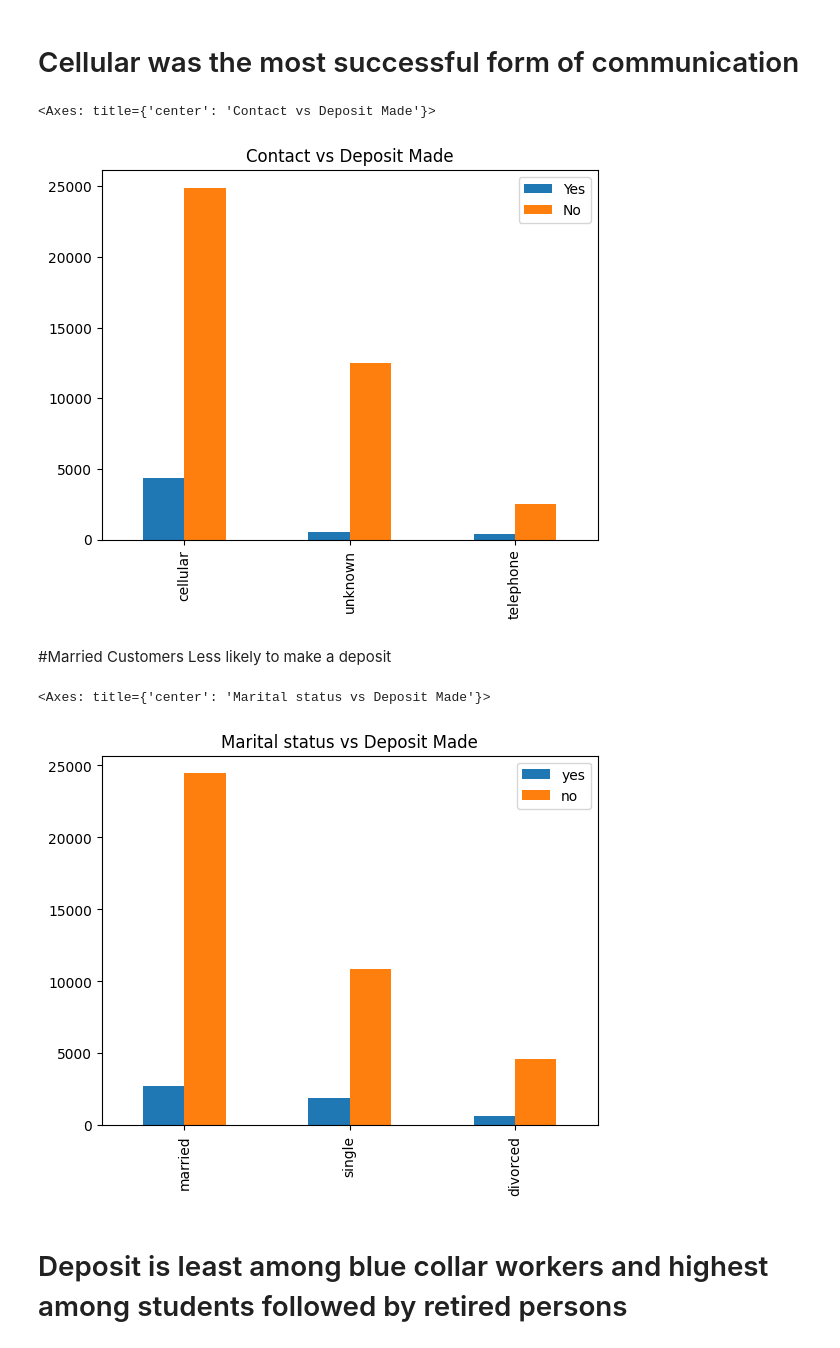
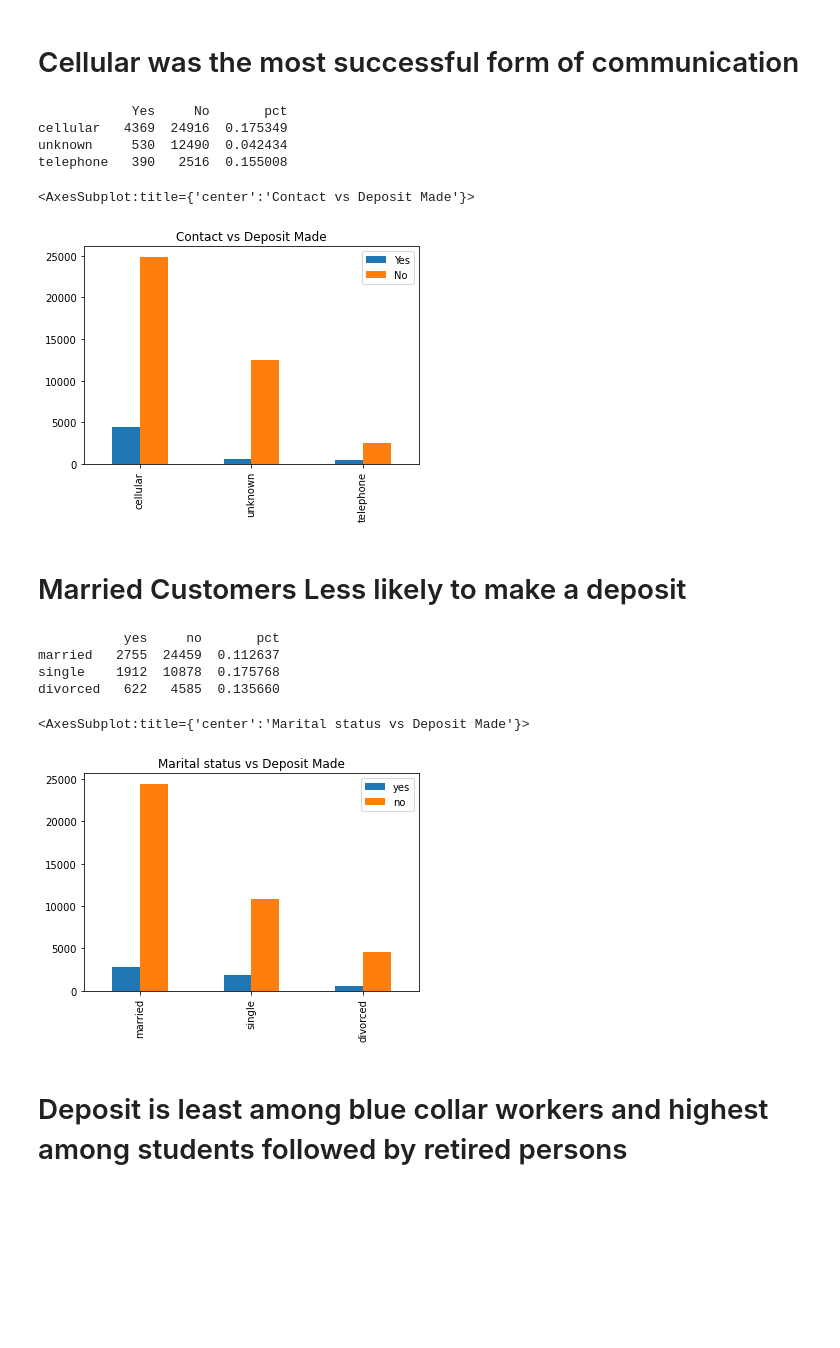
Before and after one commit to JithuNair/TermDeposit, a Jupyter notebook: EDA.ipynb, the cells around one changed output. Cells and saved outputs as stored; diff of their text form; code cells hidden in the pictures; blank space fills up the shorter version.

```diff
--- a/EDA.ipynb
+++ b/EDA.ipynb
@@ -8,7 +8,7 @@ import matplotlib.pyplot as plt
 from sklearn.model_selection import train_test_split
 from sklearn.ensemble import RandomForestClassifier
 
-data = pd.read_csv('/content/bank-full.csv',sep=";")
+data = pd.read_csv('content/bank-full.csv',sep=";")
 # %%
 #Trying to see if data was loaded properly
 print(data.head())
@@ -153,25 +153,39 @@ plt.show()
 # %%
 contact_df = pd.DataFrame()
 
 contact_df['Yes'] = data[data['y'] == 1]['contact'].value_counts()
 contact_df['No'] = data[data['y'] == 0]['contact'].value_counts()
+contact_df['pct'] = data[data['y'] == 1]['contact'].value_counts()/data[data['y'] == 0]['contact'].value_counts()
+print(contact_df)
 
+contact_df.drop('pct',inplace=True,axis=1)
 contact_df.plot.bar(title = 'Contact vs Deposit Made')
 # %% [output]
-<Axes: title={'center': 'Contact vs Deposit Made'}>
+            Yes     No       pct
+cellular   4369  24916  0.175349
+unknown     530  12490  0.042434
+telephone   390   2516  0.155008
+<AxesSubplot:title={'center':'Contact vs Deposit Made'}>
-[figure, old version]
+[figure, new version]
 # %% [markdown]
-#Married Customers Less likely to make a deposit
+# Married Customers Less likely to make a deposit
 # %%
 marital_df = pd.DataFrame()
 
 marital_df['yes'] = data[data['y'] == 1]['marital'].value_counts()
 marital_df['no'] = data[data['y'] == 0]['marital'].value_counts()
+marital_df['pct'] = data[data['y'] == 1]['marital'].value_counts()/data[data['y'] == 0]['marital'].value_counts()
+print(marital_df)
 
+marital_df.drop('pct',inplace=True,axis=1)
 marital_df.plot.bar(title = 'Marital status vs Deposit Made')
 # %% [output]
-<Axes: title={'center': 'Marital status vs Deposit Made'}>
+           yes     no       pct
+married   2755  24459  0.112637
+single    1912  10878  0.175768
+divorced   622   4585  0.135660
+<AxesSubplot:title={'center':'Marital status vs Deposit Made'}>
-[figure, old version]
+[figure, new version]
 # %% [markdown]
 # Deposit is least among blue collar workers and highest among students followed by retired persons
 # %%
```
Also changed, not shown: parts of 22 cells of this notebook.
